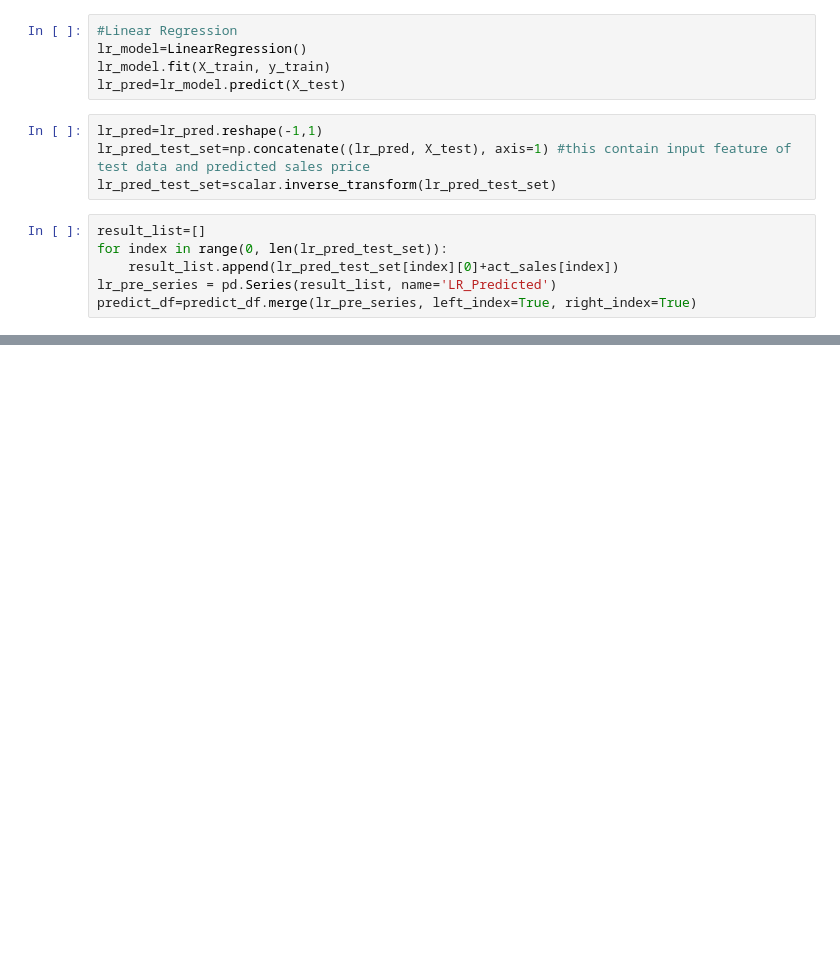
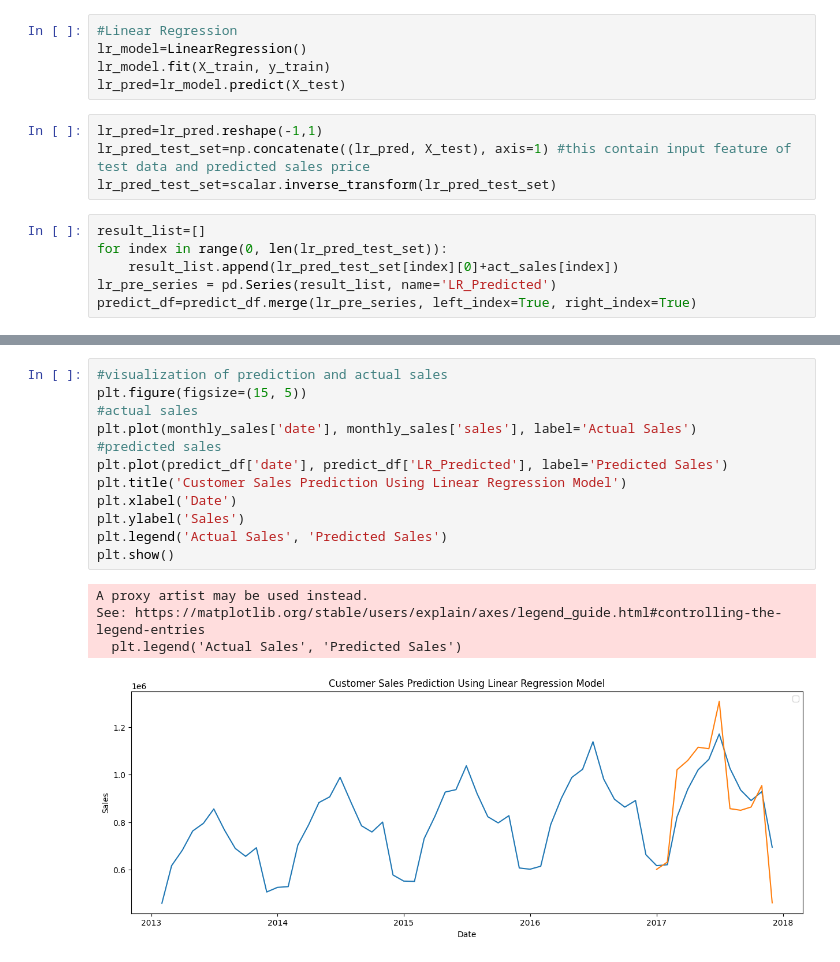
Before and after one commit to Fawadahmed123009/Sales-Prediction, a Jupyter notebook: main.ipynb, the cells around one changed output, grey strips where cells are left out. Cells and saved outputs as stored; diff of their text form; blank space fills up the shorter version.

Commit message:
Full linear regression implemented

```diff
--- a/main.ipynb
+++ b/main.ipynb
@@ -189,0 +201,17 @@ predict_df=predict_df.merge(lr_pre_series, left_index=True, right_index=True)
+# %%
+#visualization of prediction and actual sales
+plt.figure(figsize=(15, 5))
+#actual sales
+plt.plot(monthly_sales['date'], monthly_sales['sales'], label='Actual Sales')
+#predicted sales
+plt.plot(predict_df['date'], predict_df['LR_Predicted'], label='Predicted Sales')
+plt.title('Customer Sales Prediction Using Linear Regression Model')
+plt.xlabel('Date')
+plt.ylabel('Sales')
+plt.legend('Actual Sales', 'Predicted Sales')
+plt.show()
+# %% [output]
+A proxy artist may be used instead.
+See: https://matplotlib.org/stable/users/explain/axes/legend_guide.html#controlling-the-legend-entries
+  plt.legend('Actual Sales', 'Predicted Sales')
+[figure, added]
```
Also changed, not shown: parts of 1 cell of this notebook.
